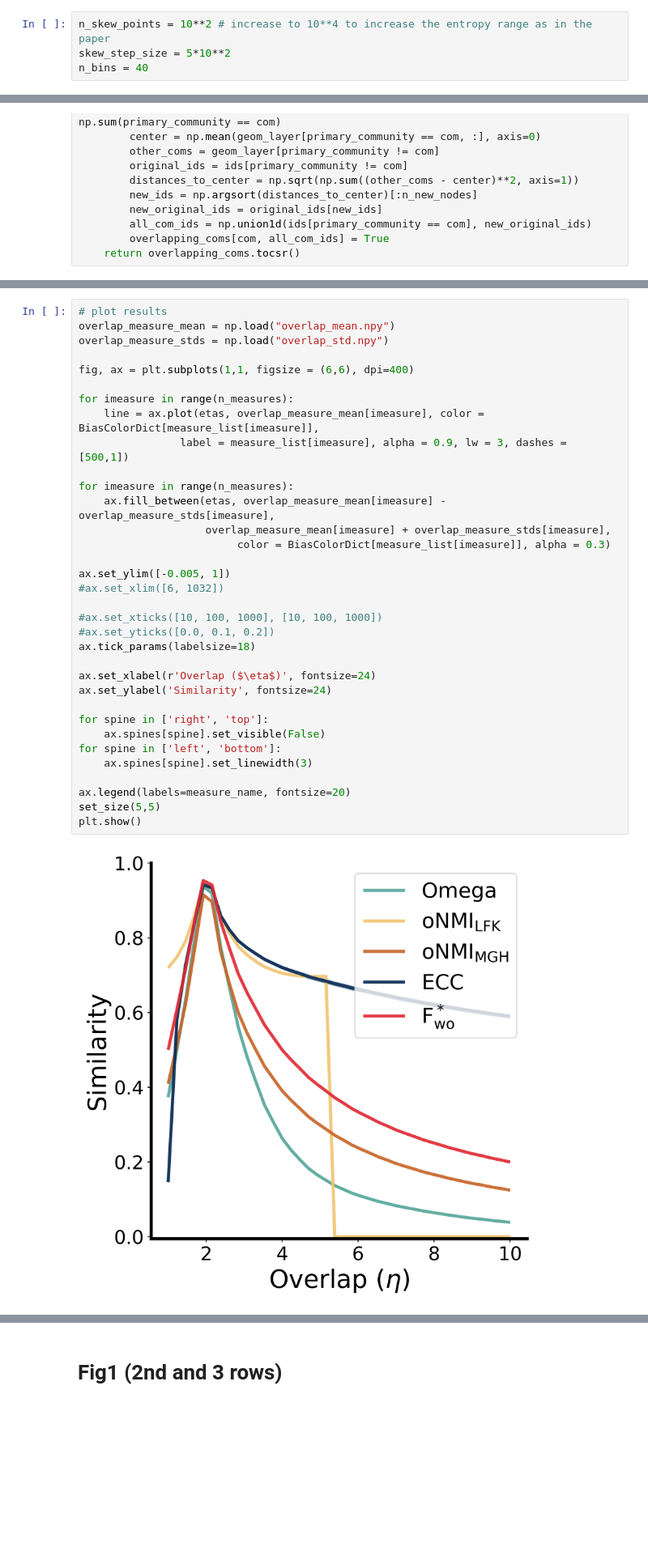
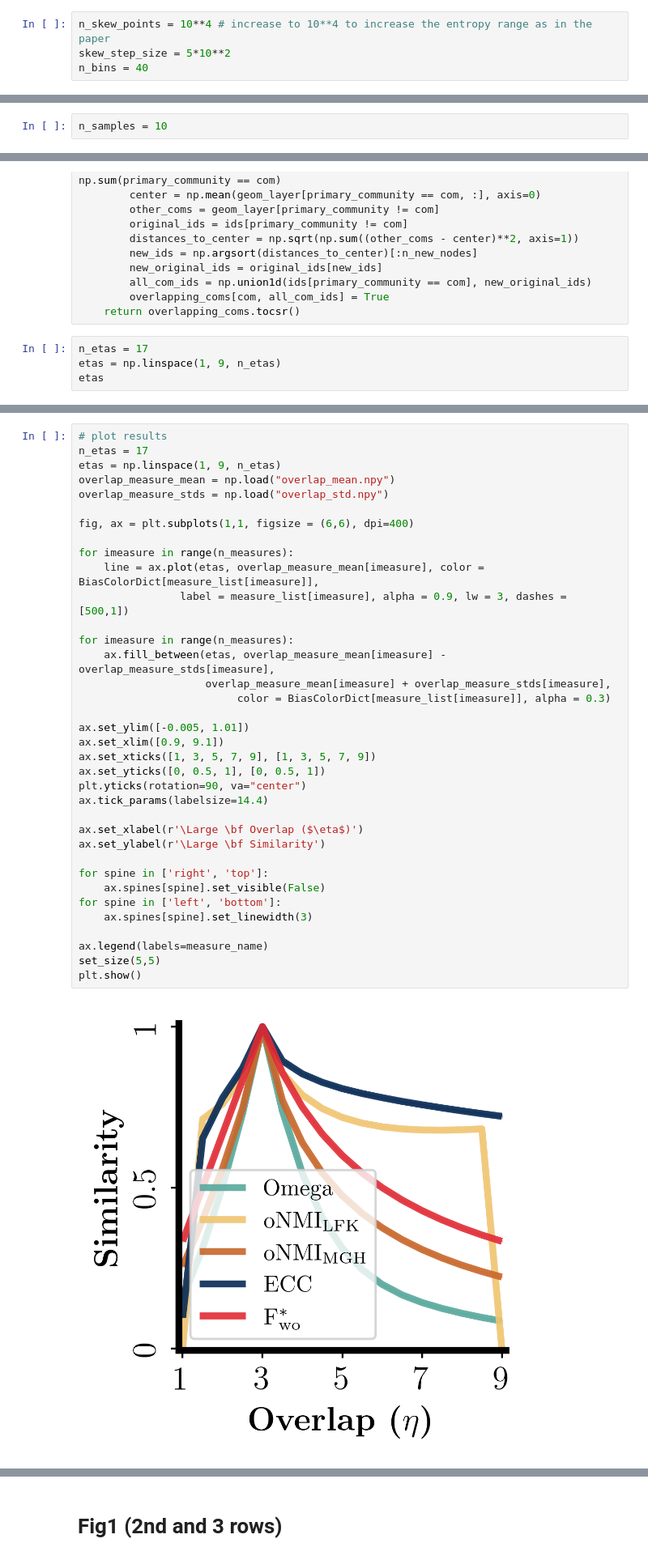
Before and after one commit to ryandewolfe33/Fstar, a Jupyter notebook: experiments/properties.ipynb, the cells around one changed output, grey strips where cells are left out. Shown at 81% size. Saved outputs shown, nothing was run; the diff lists cells and outputs as text; blank space fills up the shorter version.

```diff
--- a/experiments/properties.ipynb
+++ b/experiments/properties.ipynb
@@ -191,7 +191,7 @@ plt.show()
 # %% [markdown]
 # Example 2
 # %%
-n_skew_points = 10**2 # increase to 10**4 to increase the entropy range as in the paper
+n_skew_points = 10**4 # increase to 10**4 to increase the entropy range as in the paper
 skew_step_size = 5*10**2
 n_bins = 40
 # %%
@@ -363,6 +363,8 @@ plt.show()
 [figure]
 # %% [markdown]
 # Example 4
+# %%
+n_samples = 10
 # %%
 def sample_geom_and_primary_com(n_elements, community_sizes, rng):
     theta = rng.uniform(0,2*np.pi, n_elements)
@@ -399,3 +401,7 @@ def expand_communities(geom_layer, primary_community, eta):
         all_com_ids = np.union1d(ids[primary_community == com], new_original_ids)
         overlapping_coms[com, all_com_ids] = True
     return overlapping_coms.tocsr()
+# %%
+n_etas = 17
+etas = np.linspace(1, 9, n_etas)
+etas
@@ -438,39 +444,41 @@ KeyboardInterrupt:
 # %%
 # plot results
+n_etas = 17
+etas = np.linspace(1, 9, n_etas)
 overlap_measure_mean = np.load("overlap_mean.npy")
 overlap_measure_stds = np.load("overlap_std.npy")
 
 fig, ax = plt.subplots(1,1, figsize = (6,6), dpi=400)
 
 for imeasure in range(n_measures):
     line = ax.plot(etas, overlap_measure_mean[imeasure], color = BiasColorDict[measure_list[imeasure]],
                 label = measure_list[imeasure], alpha = 0.9, lw = 3, dashes = [500,1])
 
 for imeasure in range(n_measures):
     ax.fill_between(etas, overlap_measure_mean[imeasure] - overlap_measure_stds[imeasure],
                     overlap_measure_mean[imeasure] + overlap_measure_stds[imeasure],
                          color = BiasColorDict[measure_list[imeasure]], alpha = 0.3)
 
-ax.set_ylim([-0.005, 1])
-#ax.set_xlim([6, 1032])
+ax.set_ylim([-0.005, 1.01])
+ax.set_xlim([0.9, 9.1])
+ax.set_xticks([1, 3, 5, 7, 9], [1, 3, 5, 7, 9])
+ax.set_yticks([0, 0.5, 1], [0, 0.5, 1])
+plt.yticks(rotation=90, va="center")
+ax.tick_params(labelsize=14.4)
 
-#ax.set_xticks([10, 100, 1000], [10, 100, 1000])
-#ax.set_yticks([0.0, 0.1, 0.2])
-ax.tick_params(labelsize=18)
-
-ax.set_xlabel(r'Overlap ($\eta$)', fontsize=24)
-ax.set_ylabel('Similarity', fontsize=24)
+ax.set_xlabel(r'\Large \bf Overlap ($\eta$)')
+ax.set_ylabel(r'\Large \bf Similarity')
 
 for spine in ['right', 'top']:
     ax.spines[spine].set_visible(False)
 for spine in ['left', 'bottom']:
     ax.spines[spine].set_linewidth(3)
 
-ax.legend(labels=measure_name, fontsize=20)
+ax.legend(labels=measure_name)
 set_size(5,5)
 plt.show()
 # %% [output]
-[figure, old version]
+[figure, new version]
 # %%
 def shrink_communities(geom_layer, primary_community, eta):
     overlapping_coms = sp.lil_matrix((np.max(primary_community)+1, n_elements), dtype="bool")
```
Also changed, not shown: parts of 8 cells of this notebook.
